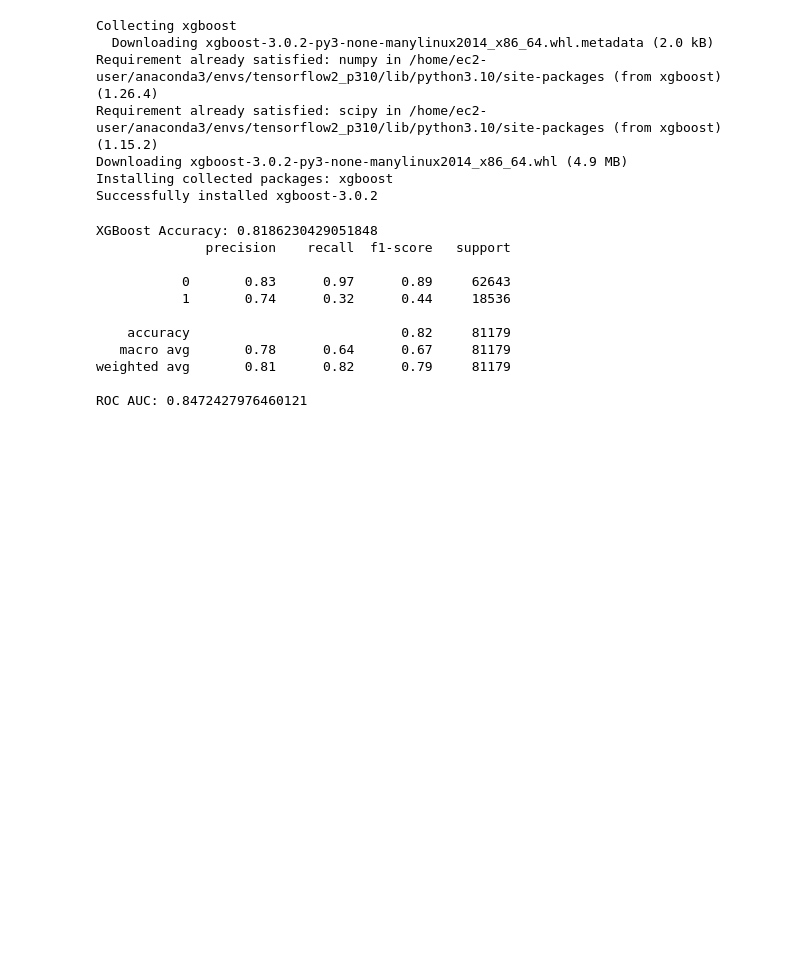
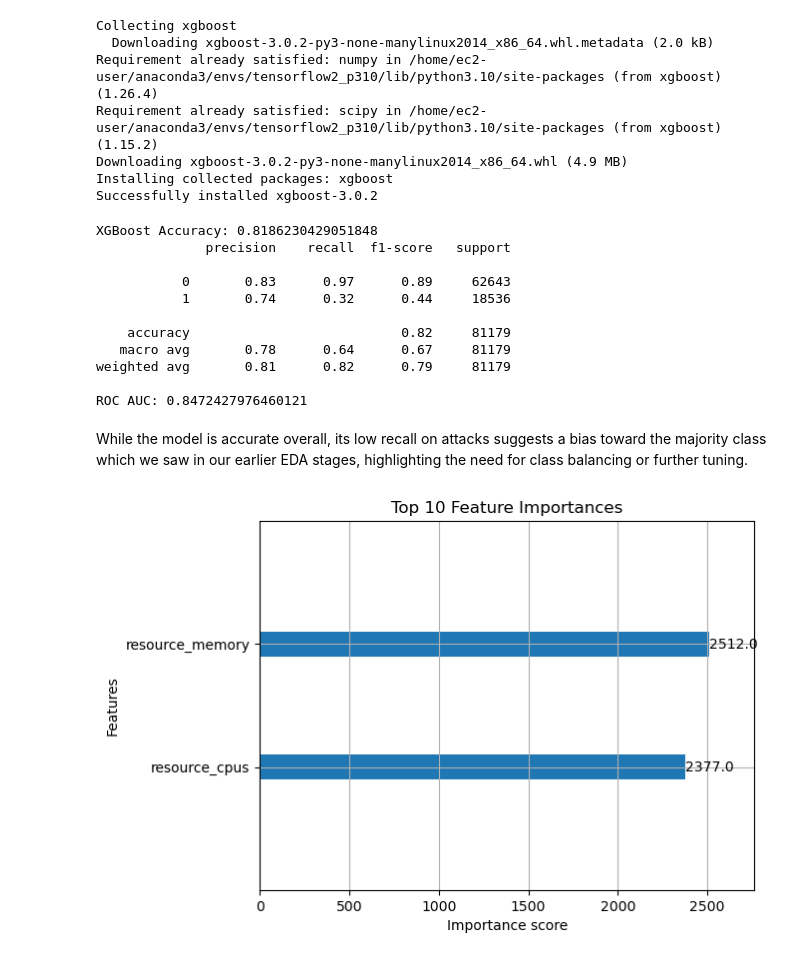
Before and after one commit to Takato-1887/ai-cloud-resource-optimizer, a Jupyter notebook: ai-cloud-resource-optimizer.ipynb, the cells around one changed output. Saved outputs shown, nothing was run; the diff lists cells and outputs as text; code cells hidden in the pictures; blank space fills up the shorter version.

Commit message:
Update ai-cloud-resource-optimizer.ipynb
Plotting Feature Importance

```diff
--- a/ai-cloud-resource-optimizer.ipynb
+++ b/ai-cloud-resource-optimizer.ipynb
@@ -583,3 +583,13 @@ XGBoost Accuracy: 0.8186230429051848
 weighted avg       0.81      0.82      0.79     81179
 
 ROC AUC: 0.8472427976460121
+# %% [markdown]
+While the model is accurate overall, its low recall on attacks suggests a bias toward the majority class which we saw in our earlier EDA stages, highlighting the need for class balancing or further tuning.
+# %%
+import matplotlib.pyplot as plt
+
+xgb.plot_importance(xgb_model, max_num_features=10)
+plt.title("Top 10 Feature Importances")
+plt.show()
+# %% [output]
+[figure, added]
```
